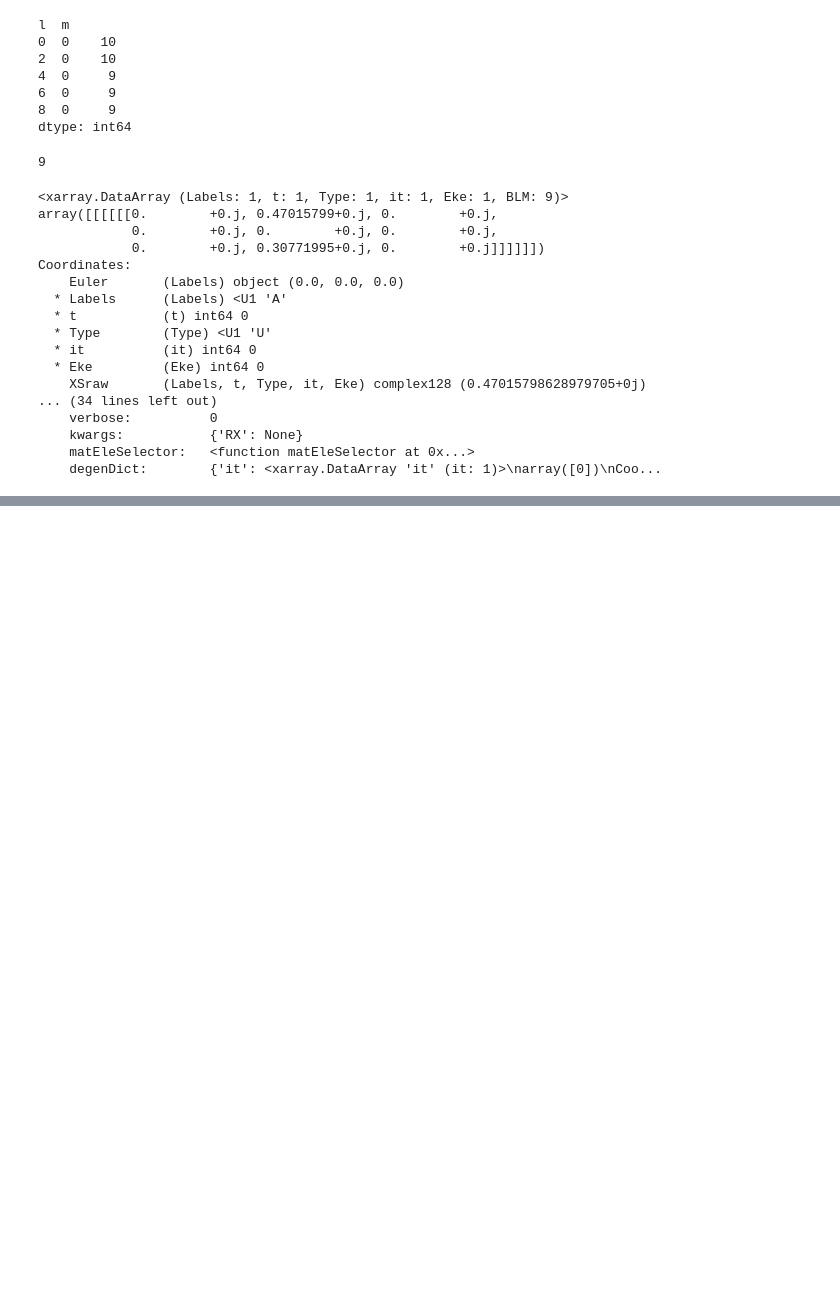
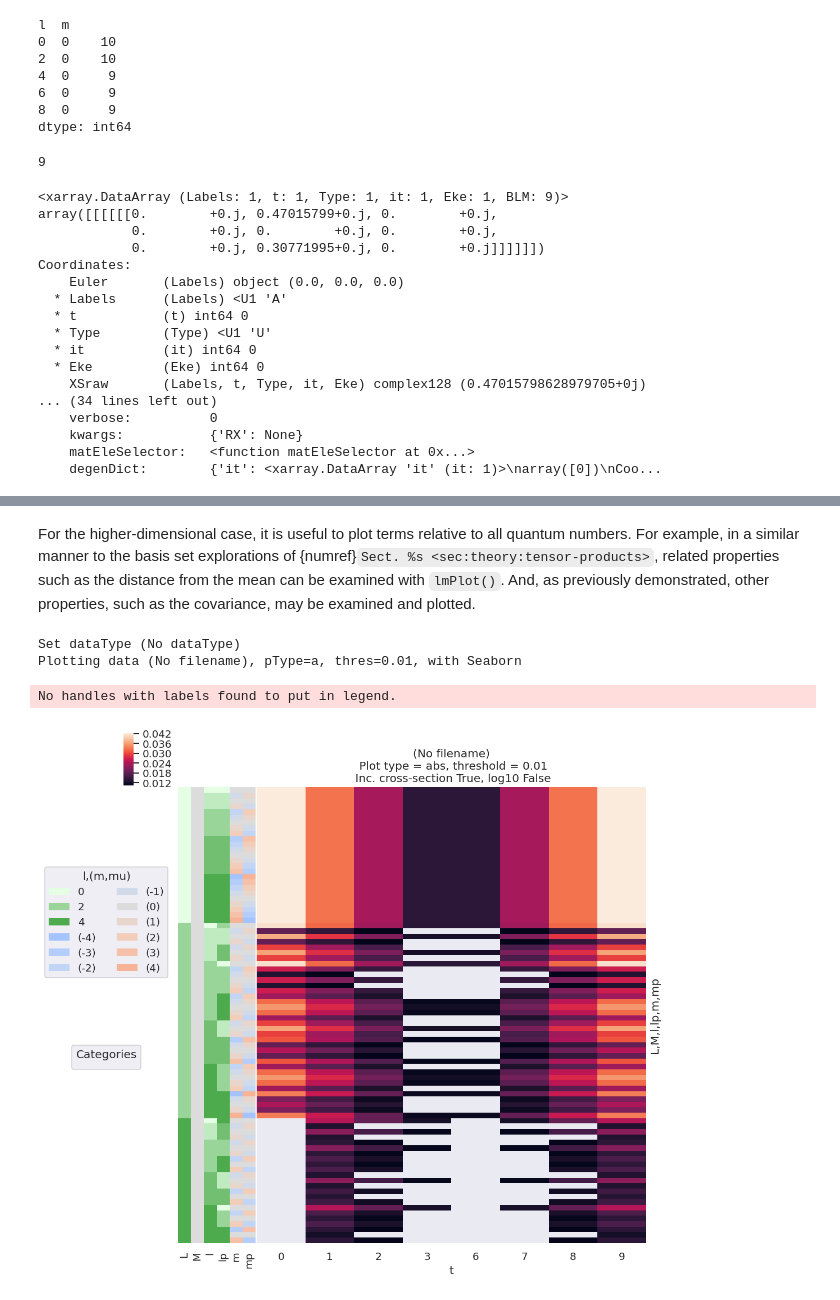
Before and after one commit to phockett/Quantum-Metrology-with-Photoelectrons-Vol3, a Jupyter notebook: doc-source/part1/theory_info_content_221122.ipynb, the cells around one changed output, grey strips where cells are left out. Drawn from its saved outputs; the diff is of its cells as text; code cells hidden in the pictures; blank space fills up the shorter version.

```diff
--- a/doc-source/part1/theory_info_content_221122.ipynb
+++ b/doc-source/part1/theory_info_content_221122.ipynb
@@ -354,0 +503,10 @@ measurements, which provided a coherently-multiplexed case, see refs.
+# %%
+# Define a set of channel functions to test
+channelFuncs = (basisProductLinearADMs['BLMtableResort'] * basisProductLinearADMs['polProd'])
+
+# For illustrative purposes, define a subset to use for analysis
+channelFuncsSubset = channelFuncs.sel(Labels='A').sel({'S-Rp':0,'mu':0,'mup':0})  #.sel(L=2)
+
+# Check dimensions
+print(f"Available dimensions: {channelFuncs.dims}")
+print(f"Subset dimensions: {channelFuncsSubset.dims}")
@@ -354,0 +522,24 @@ measurements, which provided a coherently-multiplexed case, see refs.
+# %%
+# Convert to PD and tabulate with epsproc functionality
+# Note restack along 't' dimension
+channelFuncsSubsetPD, _ = ep.util.multiDimXrToPD(channelFuncsSubset.squeeze().real, thres=1e-4, colDims='t')
+
+# Basic describe with Pandas, see https://pandas.pydata.org/docs/user_guide/basics.html#summarizing-data-describe
+# This will give properties per t
+# channelFuncsSubsetPD.describe()   #([pd.unique])   #(['nunique'])
+
+# Round values to 1 d.p., then apply statistical methods
+# channelFuncsSubsetPD.round(1).agg(['min','max','var','count','nunique'])  # Compute per t
+
+channelFuncsSubsetPD.T.round(2).agg(['min','max','var','count','nunique']).T  #[0:100]  # Compute per basis index and display
+
+
+# Plotting tests with hvplot wrapper - interesting, but lacking fine control so far...
+# channelFuncsSubsetPD.T.round(1).agg(['min','max','var','count','nunique']).T.hvplot.hist('nunique', by=['L','M'], subplots=True).cols(1)
+# channelFuncsSubsetPD.T.round(3).agg(['min','max','var','count','nunique']).T.hvplot.hist('nunique', by=['l','lp'])
+# channelFuncsSubsetPD.T.round(3).agg(['min','max','var','count','nunique']).T.hvplot.hist('nunique', by=['l','lp'], subplots=True).cols(2)
+# channelFuncsSubsetPD.T.round(2).agg(['min','max','var','count','nunique']).T.hvplot.hist('nunique', by=['L','l','lp'], subplots=True)
+# channelFuncsSubsetPD.T.round(2).agg(['min','max','var','count','nunique']).T.hvplot.heatmap(x='nunique',y='L', by=['L','l','lp'], subplots=True)
+
+# Holomap version - not working in notebook currently? Gives controls, but plot not responding...
+# channelFuncsSubsetPD.T.round(2).agg(['min','max','var','count','nunique']).T.hvplot.hist('nunique', by=['L','l','lp'], groupby=['L','l','lp'])
@@ -354,0 +565,18 @@ measurements, which provided a coherently-multiplexed case, see refs.
+# %% [markdown]
+For the higher-dimensional case, it is useful to plot terms relative to all quantum numbers. For example, in a similar manner to the basis set explorations of {numref}`Sect. %s <sec:theory:tensor-products>`, related properties such as the distance from the mean can be examined with `lmPlot()`. And, as previously demonstrated, other properties, such as the covariance, may be examined and plotted.
+# %%
+# channelFuncsSubsetPD.transform(demean,axis='columns')
+# cmap=None   # cmap = None for default. 'vlag' good?
+# cmap = 'vlag'
+
+# De-meaned channel functions
+channelFuncsDemean = channelFuncsSubsetPD.transform(demean,axis='columns')
+
+# Plot using lmPlot routine - note this requires conversion to Xarray data type first.
+daPlot, daPlotpd, legendList, gFig =  ep.lmPlot(channelFuncsDemean.to_xarray().to_array('t')
+                                                , xDim='t', cmap=cmap, mDimLabel='m');
+# %% [output]
+Set dataType (No dataType)
+Plotting data (No filename), pType=a, thres=0.01, with Seaborn
+No handles with labels found to put in legend.
+[figure, added]
```
Also changed, not shown: parts of 32 cells of this notebook, 5 other files.
